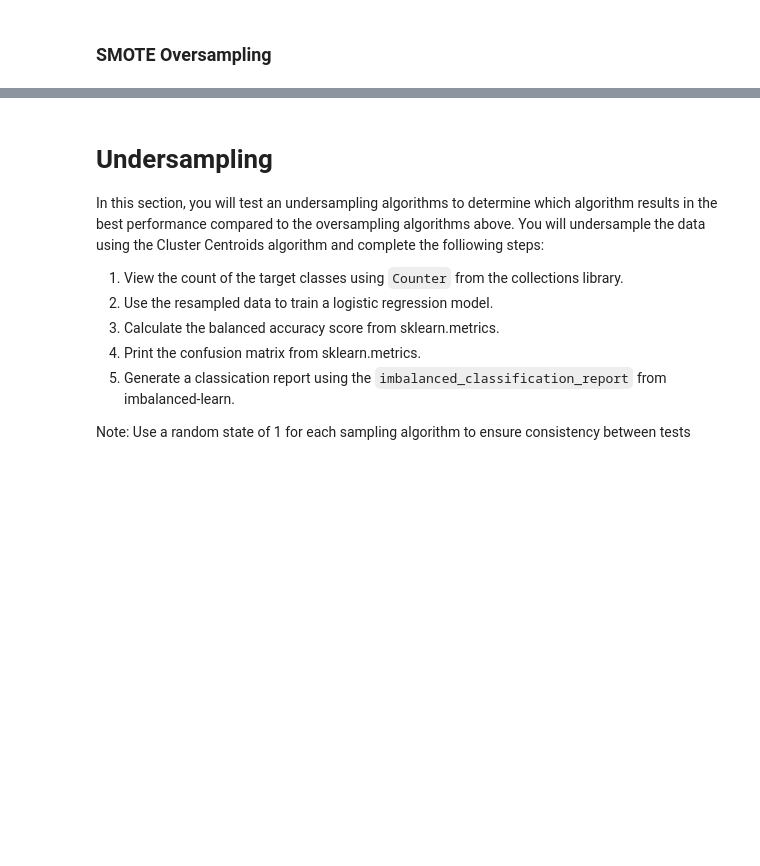
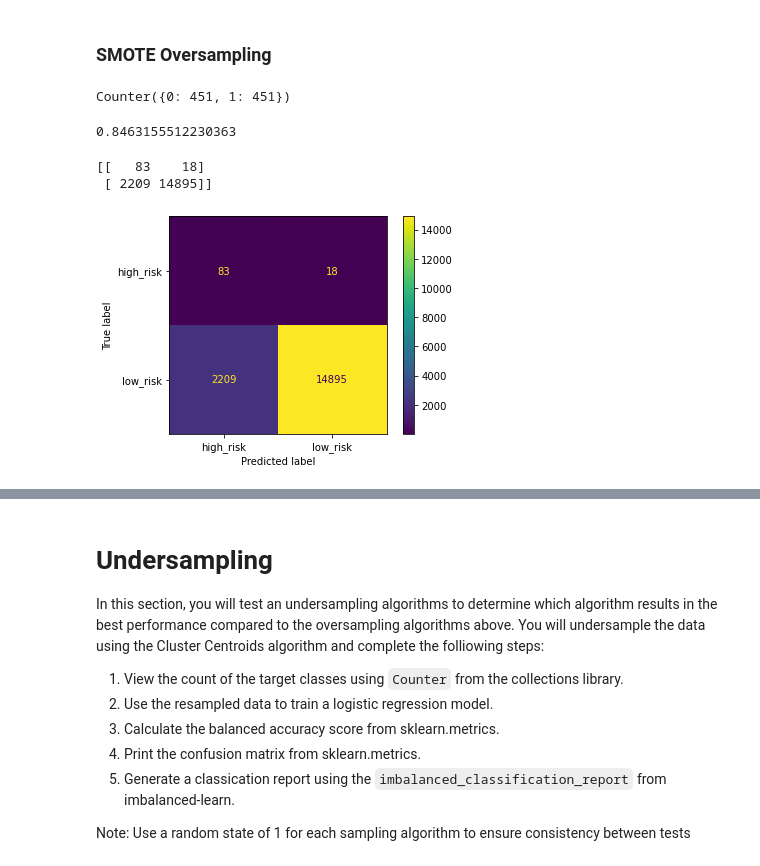
Before and after one commit to jhonpire/Credit_Risk_Analysis, a Jupyter notebook: credit_risk_resampling_JP.ipynb, the cells around one changed output, grey strips where cells are left out. Drawn from its saved outputs; the diff is of its cells as text; code cells hidden in the pictures; blank space fills up the shorter version.

```diff
--- a/credit_risk_resampling_JP.ipynb
+++ b/credit_risk_resampling_JP.ipynb
@@ -607,4 +626,46 @@ avg / total       0.99      0.84      0.82      0.91      0.83      0.69     172
 ### SMOTE Oversampling
 # %%
 # Resample the training data with SMOTE
-# YOUR CODE HERE
+X_resampled, y_resampled = SMOTE(random_state=1,
+sampling_strategy='auto').fit_resample(
+   X_train, y_train)
+# %%
+# Check the balance of the loan_status
+Counter(y_resampled)
+
+Counter({0:451, 1:451})
+# %% [output]
+Counter({0: 451, 1: 451})
+# %%
+# clf = classifier replacing # model
+
+# Model
+clf = LogisticRegression(solver='lbfgs', random_state=1)
+
+# Train/Fit
+clf.fit(X_resampled, y_resampled)
+
+# Predict
+y_pred = clf.predict(X_test)
+# %%
+# Calculated the balanced accuracy score
+balanced_accuracy_score(y_test, y_pred)
+# %% [output]
+0.8463155512230363
+# %%
+# Display the confusion matrix
+cm = confusion_matrix(y_test, y_pred, labels=clf.classes_)
+print(cm)
+# %% [output]
+[[   83    18]
+ [ 2209 14895]]
+# %%
+# Show confusion Metrix using ConfusionMatrixDisplay
+disp = ConfusionMatrixDisplay(confusion_matrix=cm, display_labels= clf.classes_)
+disp.plot()
+
+# save the image
+plt.savefig("./Images/SMOTE_confusion_matrix.png")
+plt.show()
+# %% [output]
+[figure, added]
```
Also changed, not shown: parts of 36 cells of this notebook, 8 other files.
